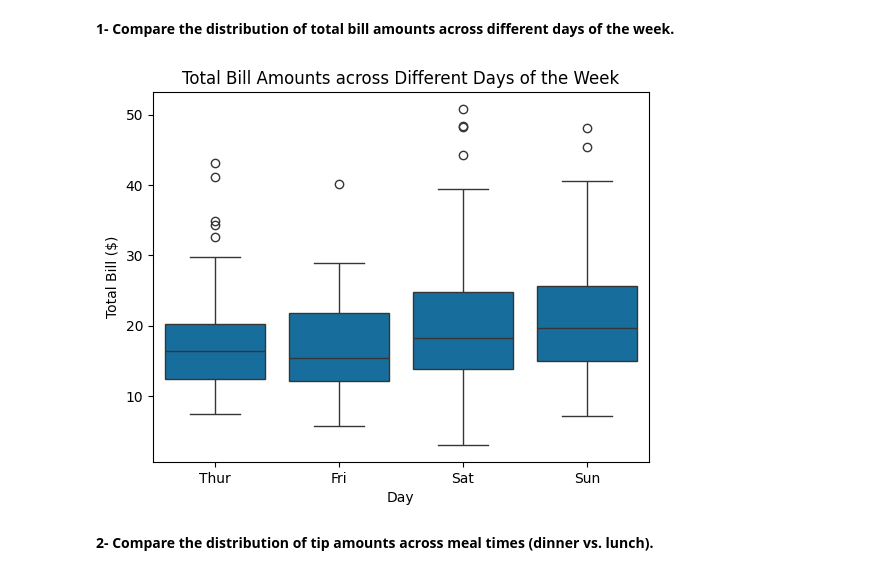
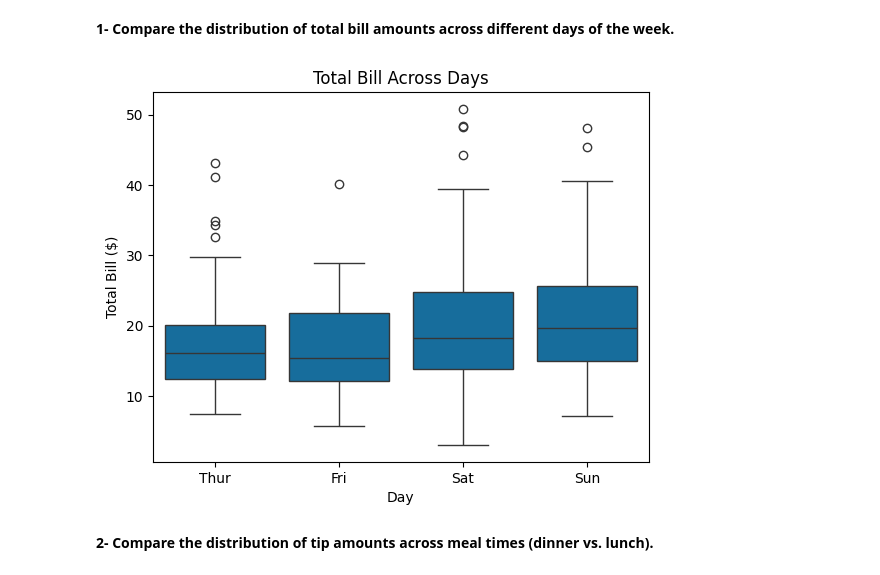
Before and after one commit to kyook17/BADM576, a Jupyter notebook: Team10_Homework_4.ipynb, the cells around one changed output. Drawn from its saved outputs; the diff is of its cells as text; code cells hidden in the pictures.

```diff
--- a/Team10_Homework_4.ipynb
+++ b/Team10_Homework_4.ipynb
@@ -43,12 +43,12 @@ tips.duplicated().sum()
 **1- Compare the distribution of total bill amounts across different days of the week.**
 # %%
 sns.boxplot(x='day', y='total_bill', data=tips)
-plt.title('Total Bill Amounts across Different Days of the Week')
+plt.title('Total Bill Across Days')
 plt.xlabel('Day')
 plt.ylabel('Total Bill ($)')
 plt.show()
 # %% [output]
-[figure, old version]
+[figure, new version]
 # %% [markdown]
 **2- Compare the distribution of tip amounts across meal times (dinner vs. lunch).**
 # %%
```
